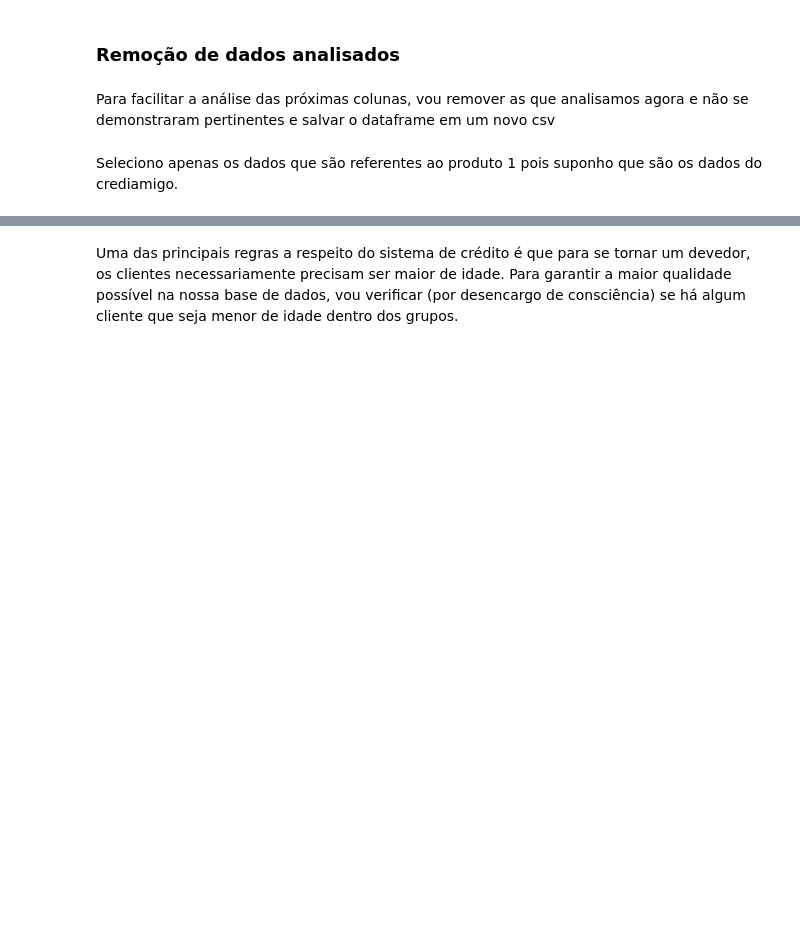
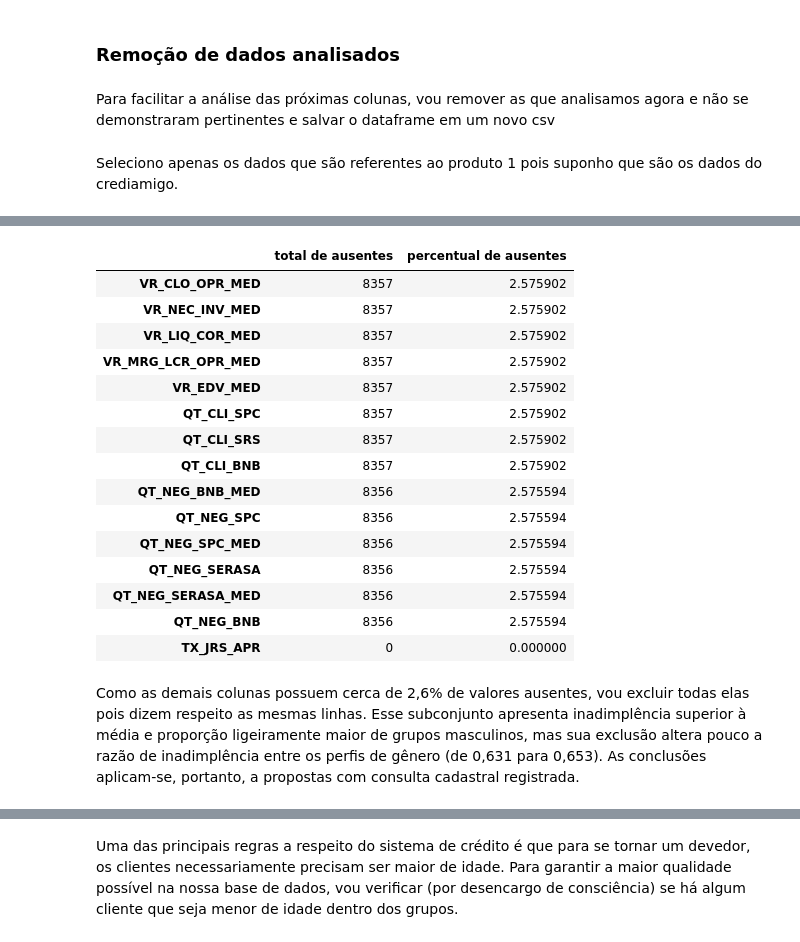
Before and after one commit to pedrofernandss/ai-fairness-credit, a Jupyter notebook: notebooks/01_qualidade_univariada.ipynb, the cells around one changed output, grey strips where cells are left out. Cells and saved outputs as stored; diff of their text form; code cells hidden in the pictures; blank space fills up the shorter version.

```diff
--- a/notebooks/01_qualidade_univariada.ipynb
+++ b/notebooks/01_qualidade_univariada.ipynb
@@ -364,3 +360,36 @@ A coluna **indicadora de atividade mais frequente do micronegócio** apesar de p
+# %%
+df_output.drop(columns=["QT_TPO_ULT_BNB_MNM", "QT_TPO_ULT_BNB_MED", "QT_TPO_ULT_BNB_MAX", "DE_ATV_FRQ"], inplace=True)
+# %%
+ausentes = pd.DataFrame({
+    "total de ausentes": df_output.isna().sum(),
+    "percentual de ausentes": df_output.isna().mean() * 100
+})
+
+ausentes = ausentes.sort_values(
+    "percentual de ausentes",
+    ascending=False
+)
+
+ausentes.head(15)
+# %% [output]
+|  | total de ausentes | percentual de ausentes |
+| VR_CLO_OPR_MED | 8357 | 2.575902 |
+| VR_NEC_INV_MED | 8357 | 2.575902 |
+| VR_LIQ_COR_MED | 8357 | 2.575902 |
+| VR_MRG_LCR_OPR_MED | 8357 | 2.575902 |
+| VR_EDV_MED | 8357 | 2.575902 |
+| QT_CLI_SPC | 8357 | 2.575902 |
+| QT_CLI_SRS | 8357 | 2.575902 |
+| QT_CLI_BNB | 8357 | 2.575902 |
+| QT_NEG_BNB_MED | 8356 | 2.575594 |
+| QT_NEG_SPC | 8356 | 2.575594 |
+| QT_NEG_SPC_MED | 8356 | 2.575594 |
+| QT_NEG_SERASA | 8356 | 2.575594 |
+| QT_NEG_SERASA_MED | 8356 | 2.575594 |
+| QT_NEG_BNB | 8356 | 2.575594 |
+| TX_JRS_APR | 0 | 0.000000 |
+# %% [markdown]
+Como as demais colunas possuem cerca de 2,6% de valores ausentes, vou excluir todas elas pois dizem respeito as mesmas linhas. Esse subconjunto apresenta inadimplência superior à média e proporção ligeiramente maior de grupos masculinos, mas sua exclusão altera pouco a razão de inadimplência entre os perfis de gênero (de 0,631 para 0,653). As conclusões aplicam-se, portanto, a propostas com consulta cadastral registrada.
 # %%
 df_output.dropna(inplace=True)
 df_output.info()
```
Also changed, not shown: parts of 7 cells of this notebook.
